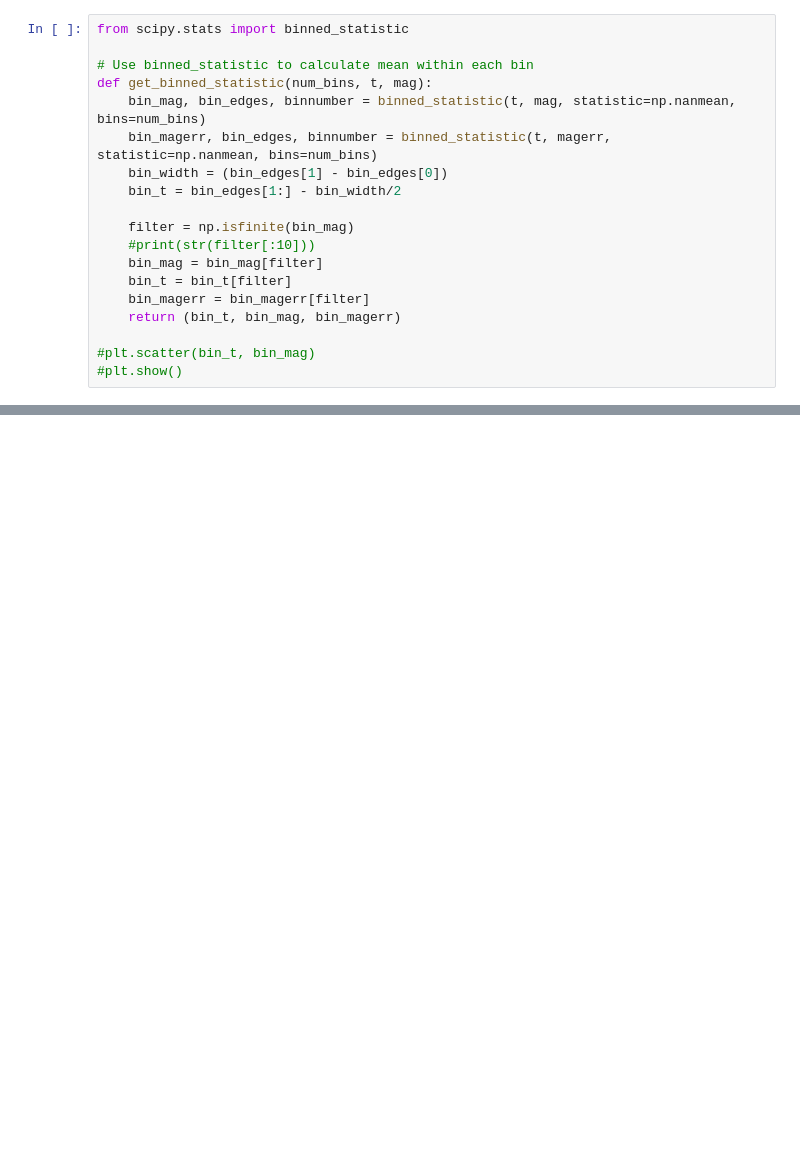
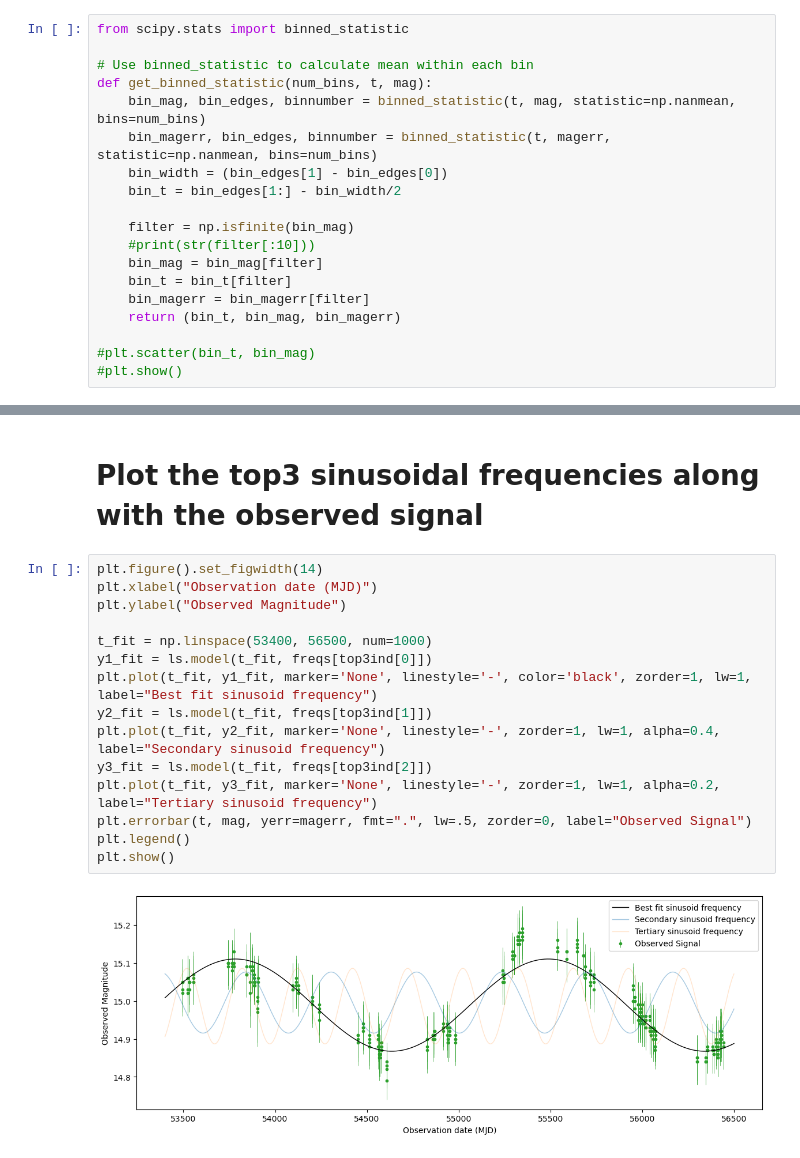
Before and after one commit to skp80286/smbhb_detection, a Jupyter notebook: lomb_scargle_analysis.ipynb, the cells around one changed output, grey strips where cells are left out. Saved outputs shown, nothing was run; the diff lists cells and outputs as text; blank space fills up the shorter version.

```diff
--- a/lomb_scargle_analysis.ipynb
+++ b/lomb_scargle_analysis.ipynb
@@ -90,0 +91,19 @@ at period(d):     1500.0000
+# %% [markdown]
+# Plot the top3 sinusoidal frequencies along with the observed signal
+# %%
+plt.figure().set_figwidth(14)
+plt.xlabel("Observation date (MJD)")
+plt.ylabel("Observed Magnitude")
+
+t_fit = np.linspace(53400, 56500, num=1000)
+y1_fit = ls.model(t_fit, freqs[top3ind[0]])
+plt.plot(t_fit, y1_fit, marker='None', linestyle='-', color='black', zorder=1, lw=1, label="Best fit sinusoid frequency")
+y2_fit = ls.model(t_fit, freqs[top3ind[1]])
+plt.plot(t_fit, y2_fit, marker='None', linestyle='-', zorder=1, lw=1, alpha=0.4, label="Secondary sinusoid frequency")
+y3_fit = ls.model(t_fit, freqs[top3ind[2]])
+plt.plot(t_fit, y3_fit, marker='None', linestyle='-', zorder=1, lw=1, alpha=0.2, label="Tertiary sinusoid frequency")
+plt.errorbar(t, mag, yerr=magerr, fmt=".", lw=.5, zorder=0, label="Observed Signal")
+plt.legend()
+plt.show()
+# %% [output]
+[figure, added]
```
Also changed, not shown: parts of 6 cells of this notebook, 1 other file.
